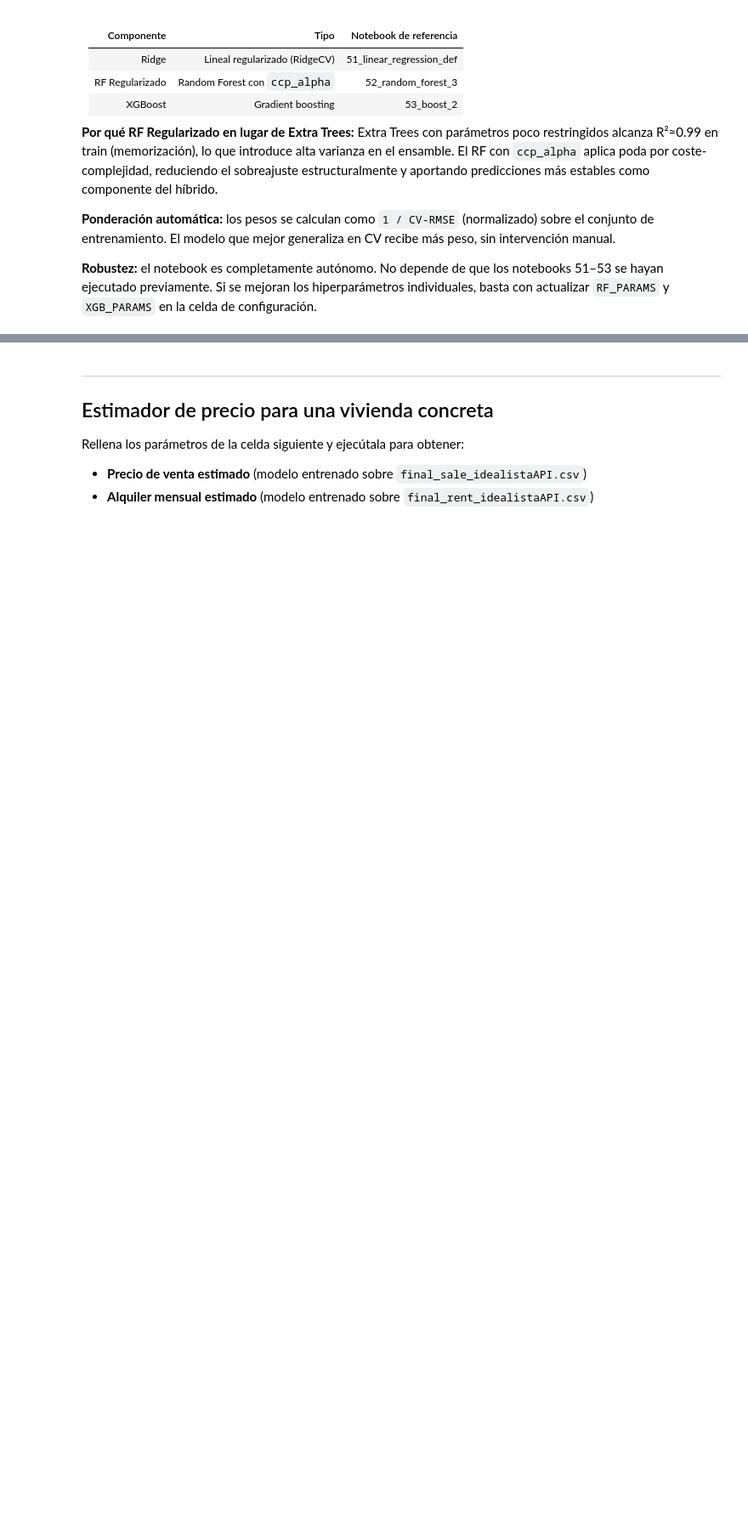
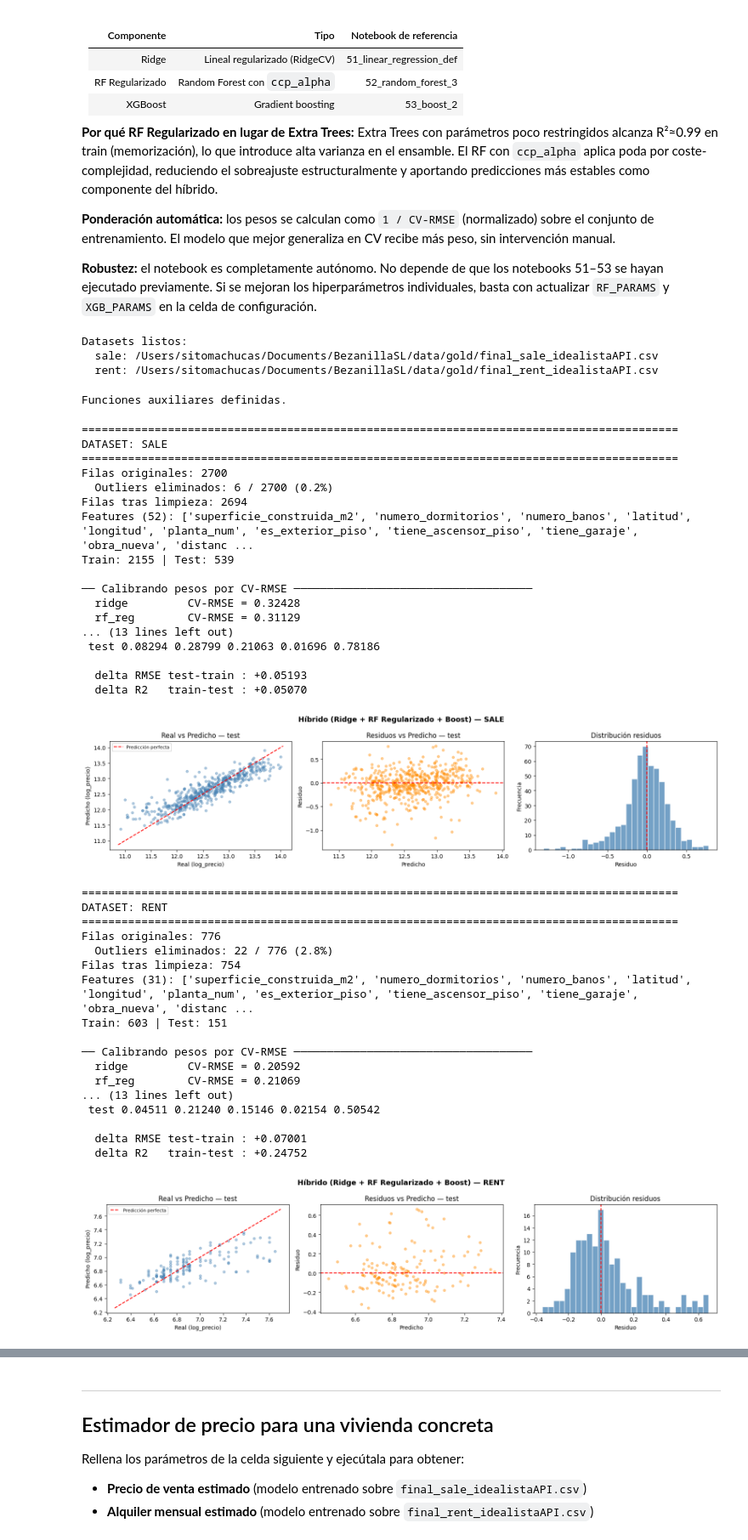
Before and after one commit to sitomachu/bezanillasl, a Jupyter notebook: notebooks/05_ML/54_hibrido.ipynb, the cells around one changed output, grey strips where cells are left out. Shown at 85% size. Saved outputs shown, nothing was run; the diff lists cells and outputs as text; code cells hidden in the pictures; blank space fills up the shorter version.

```diff
--- a/notebooks/05_ML/54_hibrido.ipynb
+++ b/notebooks/05_ML/54_hibrido.ipynb
@@ -52,6 +52,9 @@ RANDOM_STATE            = 42
 TEST_SIZE               = 0.20
 N_SPLITS                = 5
 TARGET_COL              = "log_precio"
+IQR_FACTOR              = 1.5
+MIN_MUNICIPIO_REGISTROS = 10
+
 RIDGE_ALPHAS = np.logspace(-3, 5, 200)
 
 # ── Features del híbrido ─────────────────────────────────────────────────────
@@ -138,8 +141,20 @@ for name, path in DATASETS.items():
 print("Datasets listos:")
 for name, path in DATASETS.items():
     print(f"  {name}: {path}")
+# %% [output]
+Datasets listos:
+  sale: /Users/sitomachucas/Documents/BezanillaSL/data/gold/final_sale_idealistaAPI.csv
+  rent: /Users/sitomachucas/Documents/BezanillaSL/data/gold/final_rent_idealistaAPI.csv
 # %%
 # ── Funciones auxiliares ──────────────────────────────────────────────────────
+
+def remove_outliers_iqr(df: pd.DataFrame) -> pd.DataFrame:
+    q1, q3 = df[TARGET_COL].quantile([0.25, 0.75])
+    iqr = q3 - q1
+    mask = df[TARGET_COL].between(q1 - IQR_FACTOR * iqr, q3 + IQR_FACTOR * iqr)
+    print(f"  Outliers eliminados: {(~mask).sum()} / {len(df)} ({(~mask).mean()*100:.1f}%)")
+    return df[mask].copy()
+
 
 def build_X(df: pd.DataFrame) -> pd.DataFrame:
     """Construye la matriz de features: selecciona columnas del gold y agrupa municipios pequeños.
@@ -155,9 +170,17 @@ def build_X(df: pd.DataFrame) -> pd.DataFrame:
         if f in df2.columns and f not in base_feats:
             base_feats.append(f)
 
-    # Municipios ya colapsados en el gold file (municipio_otro = suma de los
-    # municipios con < MIN_OBS_MUNICIPIO obs, procesado en idealistaAPI_processed_to_gold)
-    mun_final = sorted(c for c in df2.columns if c.startswith("municipio_"))
+    # Agrupación de municipios con pocas observaciones
+    mun_cols = [c for c in df2.columns if c.startswith("municipio_")]
+    if mun_cols:
+        counts = df2[mun_cols].sum()
+        small  = counts[counts < MIN_MUNICIPIO_REGISTROS].index.tolist()
+        if small:
+            df2["municipio_otros"] = df2[small].max(axis=1)
+            df2 = df2.drop(columns=small)
+        mun_final = sorted(c for c in df2.columns if c.startswith("municipio_"))
+    else:
+        mun_final = []
 
     all_feats = base_feats + [m for m in mun_final if m not in base_feats]
     all_feats = [f for f in all_feats if f in df2.columns]
@@ -231,6 +254,8 @@ def plot_diagnostics(y_test, pred_test, title: str) -> None:
 
 
 print("Funciones auxiliares definidas.")
+# %% [output]
+Funciones auxiliares definidas.
 # %%
 trained_state = {}   # guardará modelos, pesos y feature_cols por dataset
 all_summary = []
@@ -241,10 +266,12 @@ for ds_name, ds_path in DATASETS.items():
     print(f"DATASET: {ds_name.upper()}")
     print("=" * 90)
 
-    # ── Carga ─────────────────────────────────────────────────────────────────
+    # ── Carga y limpieza ──────────────────────────────────────────────────────
     df = pd.read_csv(ds_path)
     df = df[df[TARGET_COL].notna()].copy()
-    print(f"Filas cargadas: {len(df)}")
+    print(f"Filas originales: {len(df)}")
+    df = remove_outliers_iqr(df)
+    print(f"Filas tras limpieza: {len(df)}")
 
     X = build_X(df)
     y = df[TARGET_COL].copy()
@@ -289,33 +316,70 @@ for ds_name, ds_path in DATASETS.items():
     print(pd.DataFrame(rows).round(5).to_string(index=False))
 
     # ── Métricas train / test del híbrido ────────────────────────────────────
     print("\n── Métricas híbrido — train vs test ────────────────────────────────")
     print(pd.DataFrame([
         {"split": "train", **train_m},
         {"split": "test",  **test_m},
     ]).round(5).to_string(index=False))
     print(f"\n  delta RMSE test-train : {test_m['RMSE'] - train_m['RMSE']:+.5f}")
     print(f"  delta R2   train-test : {train_m['R2']  - test_m['R2']:+.5f}")
 
     plot_diagnostics(y_test, pred_test, f"Híbrido (Ridge + RF Regularizado + Boost) — {ds_name.upper()}")
 
     # ── Guardar estado para el estimador ─────────────────────────────────────
     trained_state[ds_name] = {
         "models":       models,
         "weights":      weights,
         "feature_cols": list(X_train.columns),
         "df_raw":       df,          # DataFrame completo (con columnas municipio_*)
     }
 
     all_summary.append({
         "dataset":    ds_name,
         "pesos":      str({k: round(v, 3) for k, v in weights.items()}),
         "train_RMSE": train_m["RMSE"], "train_R2": train_m["R2"],
         "test_RMSE":  test_m["RMSE"],  "test_R2":  test_m["R2"],
         "test_MAE":   test_m["MAE"],   "test_MAPE": test_m["MAPE"],
         "delta_RMSE": test_m["RMSE"] - train_m["RMSE"],
         "delta_R2":   train_m["R2"]  - test_m["R2"],
     })
+# %% [output]
+==========================================================================================
+DATASET: SALE
+==========================================================================================
+Filas originales: 2700
+  Outliers eliminados: 6 / 2700 (0.2%)
+Filas tras limpieza: 2694
+Features (52): ['superficie_construida_m2', 'numero_dormitorios', 'numero_banos', 'latitud', 'longitud', 'planta_num', 'es_exterior_piso', 'tiene_ascensor_piso', 'tiene_garaje', 'obra_nueva', 'distanc ...
+Train: 2155 | Test: 539
+
+── Calibrando pesos por CV-RMSE ────────────────────────────────────
+  ridge         CV-RMSE = 0.32428
+  rf_reg        CV-RMSE = 0.31129
+... (13 lines left out)
+ test 0.08294 0.28799 0.21063 0.01696 0.78186
+
+  delta RMSE test-train : +0.05193
+  delta R2   train-test : +0.05070
+[figure, added]
+==========================================================================================
+DATASET: RENT
+==========================================================================================
+Filas originales: 776
+  Outliers eliminados: 22 / 776 (2.8%)
+Filas tras limpieza: 754
+Features (31): ['superficie_construida_m2', 'numero_dormitorios', 'numero_banos', 'latitud', 'longitud', 'planta_num', 'es_exterior_piso', 'tiene_ascensor_piso', 'tiene_garaje', 'obra_nueva', 'distanc ...
+Train: 603 | Test: 151
+
+── Calibrando pesos por CV-RMSE ────────────────────────────────────
+  ridge         CV-RMSE = 0.20592
+  rf_reg        CV-RMSE = 0.21069
+... (13 lines left out)
+ test 0.04511 0.21240 0.15146 0.02154 0.50542
+
+  delta RMSE test-train : +0.07001
+  delta R2   train-test : +0.24752
+[figure, added]
 # %%
 print()
 print("=" * 90)
```
Also changed, not shown: parts of 3 cells of this notebook, 4 other files.
